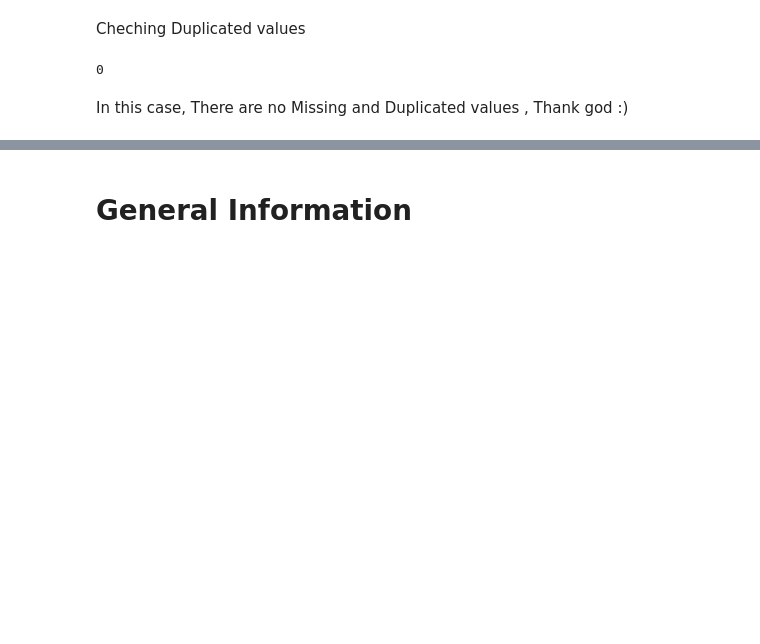
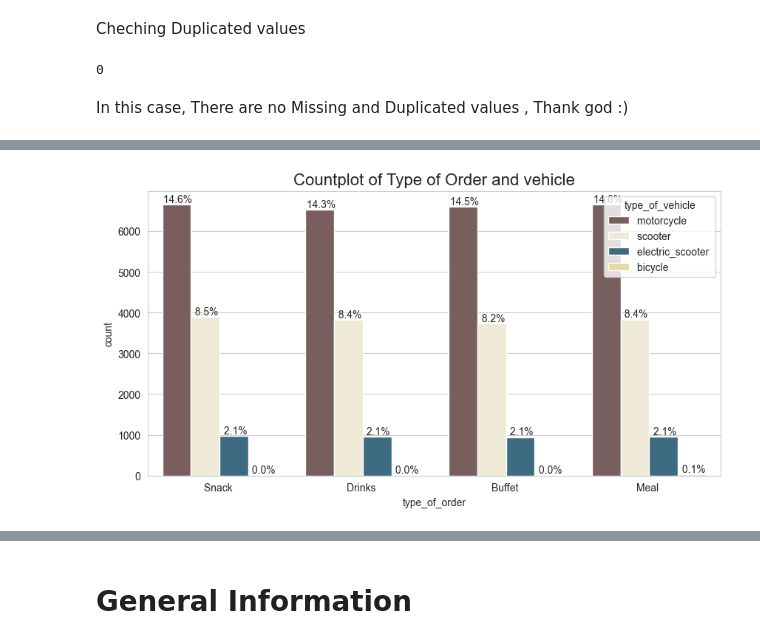
Before and after one commit to MrRezamo/Food_Delivery_Time_Prediction, a Jupyter notebook: Project/Main_Project.ipynb, the cells around one changed output, grey strips where cells are left out. Saved outputs shown, nothing was run; the diff lists cells and outputs as text; code cells hidden in the pictures; blank space fills up the shorter version.

```diff
--- a/Project/Main_Project.ipynb
+++ b/Project/Main_Project.ipynb
@@ -153,0 +138,13 @@ Name: count, dtype: int64
+# %%
+# Informations About type_of_order and type_of_vehicle columns
+countplot(
+    data = data,
+    column_name = 'type_of_order',
+    title= "Countplot of Type of Order and vehicle",
+    hue = 'type_of_vehicle',
+    figsize=(10, 5),
+    bar_labels = True,
+    horizontal = False,
+);
+# %% [output]
+[figure, added]
```
Also changed, not shown: parts of 33 cells of this notebook.
